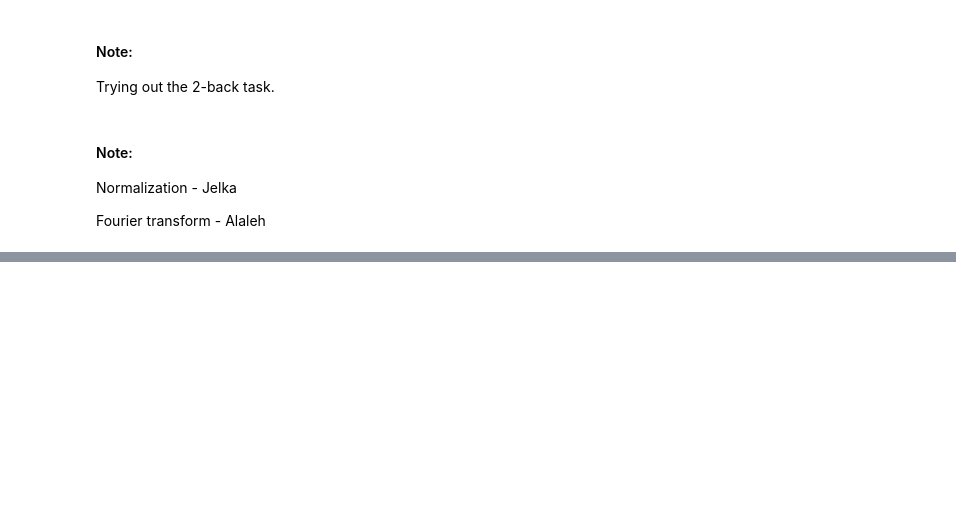
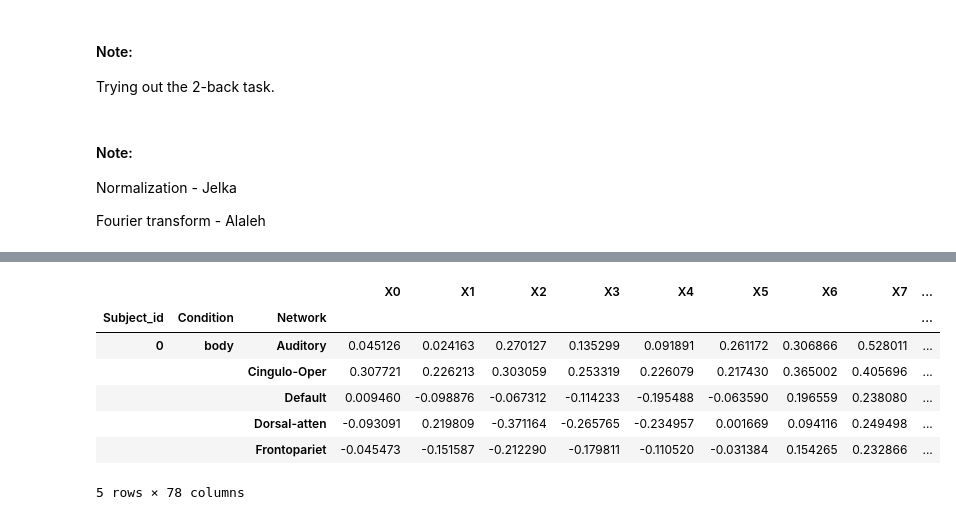
Before and after one commit to pinakm9/NMA, a Jupyter notebook: garbage/fMRI_analysis_NMA_Classifiers.ipynb, the cells around one changed output, grey strips where cells are left out. Drawn from its saved outputs; the diff is of its cells as text; code cells hidden in the pictures; blank space fills up the shorter version.

```diff
--- a/garbage/fMRI_analysis_NMA_Classifiers.ipynb
+++ b/garbage/fMRI_analysis_NMA_Classifiers.ipynb
@@ -850,0 +959,11 @@ X_0back_full.to_csv("/Users/jelkastojanov/Downloads/Zero_back_task_NMA.csv")
+# %%
+WM_2back_z_net.head()
+# %% [output]
+|  |  |  | X0 | X1 | X2 | X3 | X4 | X5 | X6 | X7 | ... |
+| Subject_id | Condition | Network |  |  |  |  |  |  |  |  | ... |
+| 0 | body | Auditory | 0.045126 | 0.024163 | 0.270127 | 0.135299 | 0.091891 | 0.261172 | 0.306866 | 0.528011 | ... |
+|  |  | Cingulo-Oper | 0.307721 | 0.226213 | 0.303059 | 0.253319 | 0.226079 | 0.217430 | 0.365002 | 0.405696 | ... |
+|  |  | Default | 0.009460 | -0.098876 | -0.067312 | -0.114233 | -0.195488 | -0.063590 | 0.196559 | 0.238080 | ... |
+|  |  | Dorsal-atten | -0.093091 | 0.219809 | -0.371164 | -0.265765 | -0.234957 | 0.001669 | 0.094116 | 0.249498 | ... |
+|  |  | Frontopariet | -0.045473 | -0.151587 | -0.212290 | -0.179811 | -0.110520 | -0.031384 | 0.154265 | 0.232866 | ... |
+5 rows × 78 columns
```
Also changed, not shown: parts of 26 cells of this notebook, 2 other files.
